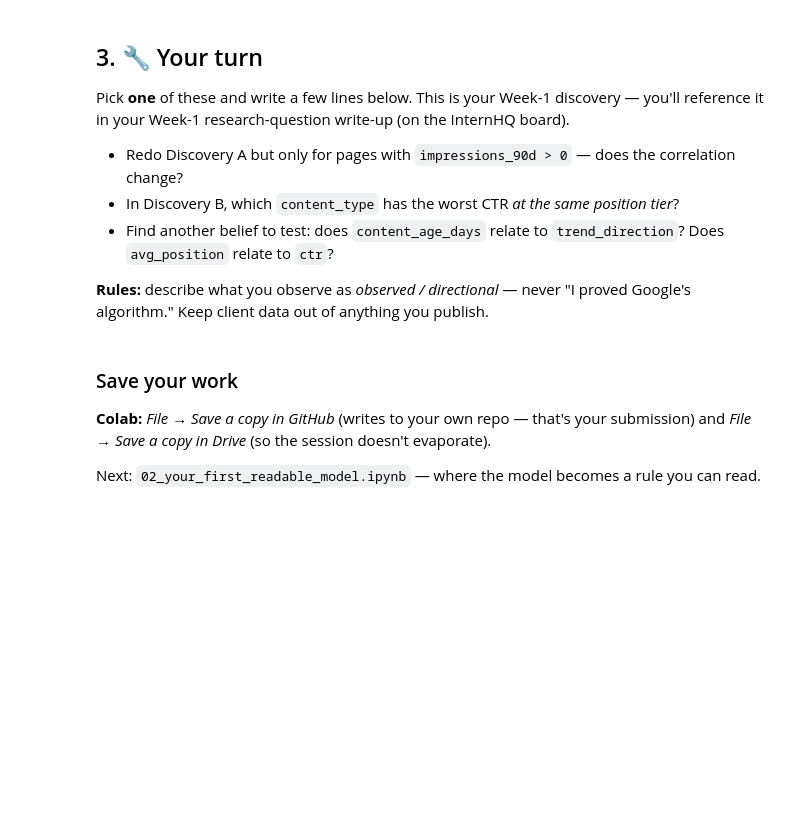
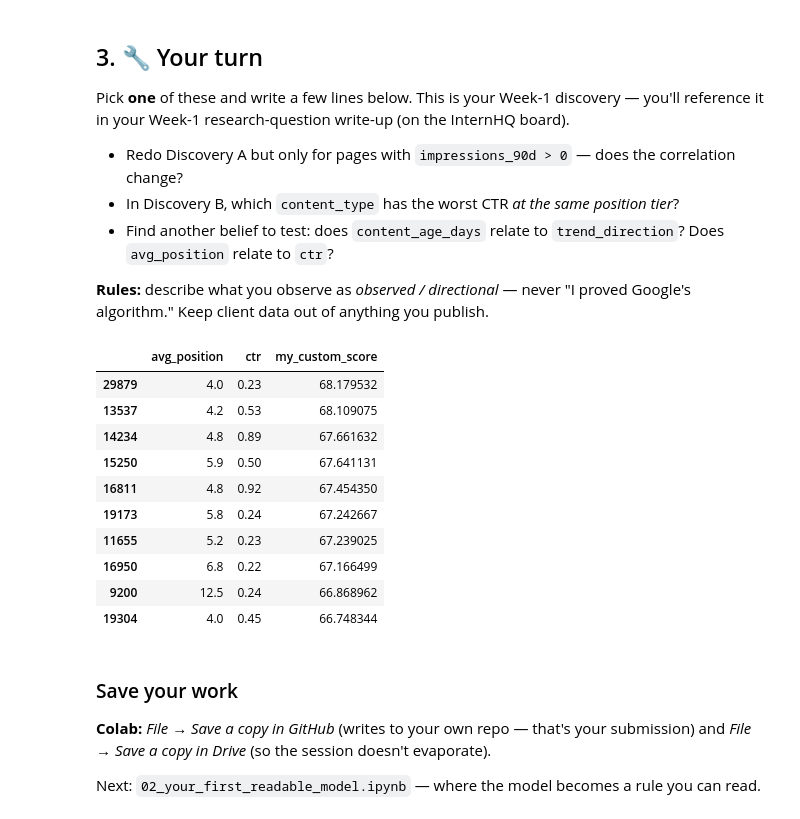
Before and after one commit to Ramanidharan-01/flyrank-ml-internshipstarter, a Jupyter notebook: notebooks/01_first_look_and_discovery.ipynb, the cells around one changed output. Drawn from its saved outputs; the diff is of its cells as text; code cells hidden in the pictures; blank space fills up the shorter version.

```diff
--- a/notebooks/01_first_look_and_discovery.ipynb
+++ b/notebooks/01_first_look_and_discovery.ipynb
@@ -100,7 +152,64 @@ Pick **one** of these and write a few lines below. This is your Week-1 discovery
 
 **Rules:** describe what you observe as *observed / directional* — never "I proved Google's algorithm." Keep client data out of anything you publish.
 # %%
-# Your discovery here
+import numpy as np
+
+# ---------------------------------------------------------
+# YOUR TURN: Write a better heuristic (hand-coded rule)
+# ---------------------------------------------------------
+
+# Initialize base score
+df['my_custom_score'] = 0.0
+
+# 1. Base Traffic Opportunity (Log-scaled Impressions)
+# We care most about pages that actually get searched.
+if 'impressions_last_30d' in df.columns:
+    # Multiply by 2 to give volume higher weight
+    df['my_custom_score'] += np.log1p(df['impressions_last_30d']) * 2
+
+# 2. "Striking Distance" Bonus
+# Pages ranking 4-20 have the most to gain from a refresh. (Page 1 bottom to Page 2)
+if 'avg_position' in df.columns:
+    striking_distance = (df['avg_position'] >= 4) & (df['avg_position'] <= 20)
+    df.loc[striking_distance, 'my_custom_score'] += 15
+
+    # Heavily penalize pages deep in the abyss (Page 5+) where a refresh won't help enough
+    df.loc[df['avg_position'] > 50, 'my_custom_score'] -= 20
+
+# 3. Poor CTR for Top Pages
+# High impressions + decent rank + terrible CTR (< 1.5%) = needs a better title/meta description
+if 'ctr' in df.columns and 'avg_position' in df.columns:
+    poor_ctr = (df['avg_position'] <= 20) & (df['ctr'] < 0.015)
+    df.loc[poor_ctr, 'my_custom_score'] += 20
+
+# 4. Momentum / Decay (If historical columns exist)
+# If a page is dropping in clicks, it desperately needs an update.
+if 'clicks_last_30d' in df.columns and 'clicks_prev_30d' in df.columns:
+    click_delta = df['clicks_last_30d'] - df['clicks_prev_30d']
+    # If delta is negative (losing clicks), we convert it to a positive score bonus
+    # We clip it at 30 points max so massive outliers don't break the queue
+    df['my_custom_score'] += np.clip(click_delta * -0.5, 0, 30)
+
+# Clean up any potential NaN values
+df['my_custom_score'] = df['my_custom_score'].fillna(0)
+
+# Dynamically select columns that exist to prevent KeyErrors
+display_cols = [c for c in ['url', 'page', 'avg_position', 'ctr', 'my_custom_score', 'target_label'] if c in df.columns]
+
+# Display the top 10 recommended pages
+df[display_cols].sort_values('my_custom_score', ascending=False).head(10)
+# %% [output]
+|  | avg_position | ctr | my_custom_score |
+| 29879 | 4.0 | 0.23 | 68.179532 |
+| 13537 | 4.2 | 0.53 | 68.109075 |
+| 14234 | 4.8 | 0.89 | 67.661632 |
+| 15250 | 5.9 | 0.50 | 67.641131 |
+| 16811 | 4.8 | 0.92 | 67.454350 |
+| 19173 | 5.8 | 0.24 | 67.242667 |
+| 11655 | 5.2 | 0.23 | 67.239025 |
+| 16950 | 6.8 | 0.22 | 67.166499 |
+| 9200 | 12.5 | 0.24 | 66.868962 |
+| 19304 | 4.0 | 0.45 | 66.748344 |
 # %% [markdown]
 ### Save your work
 **Colab:** *File → Save a copy in GitHub* (writes to your own repo — that's your submission) and *File → Save a copy in Drive* (so the session doesn't evaporate).
```
Also changed, not shown: parts of 8 cells of this notebook.
